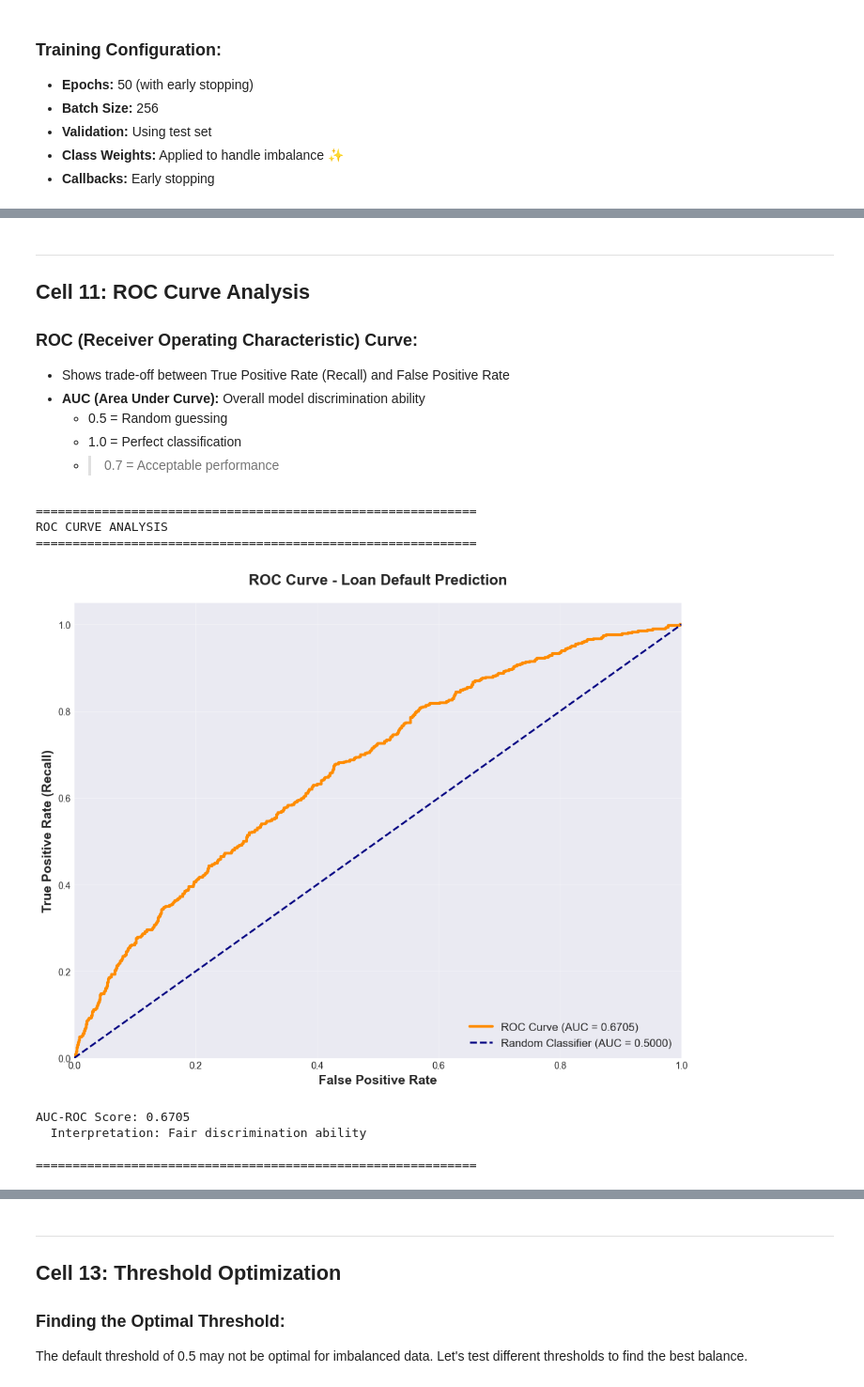
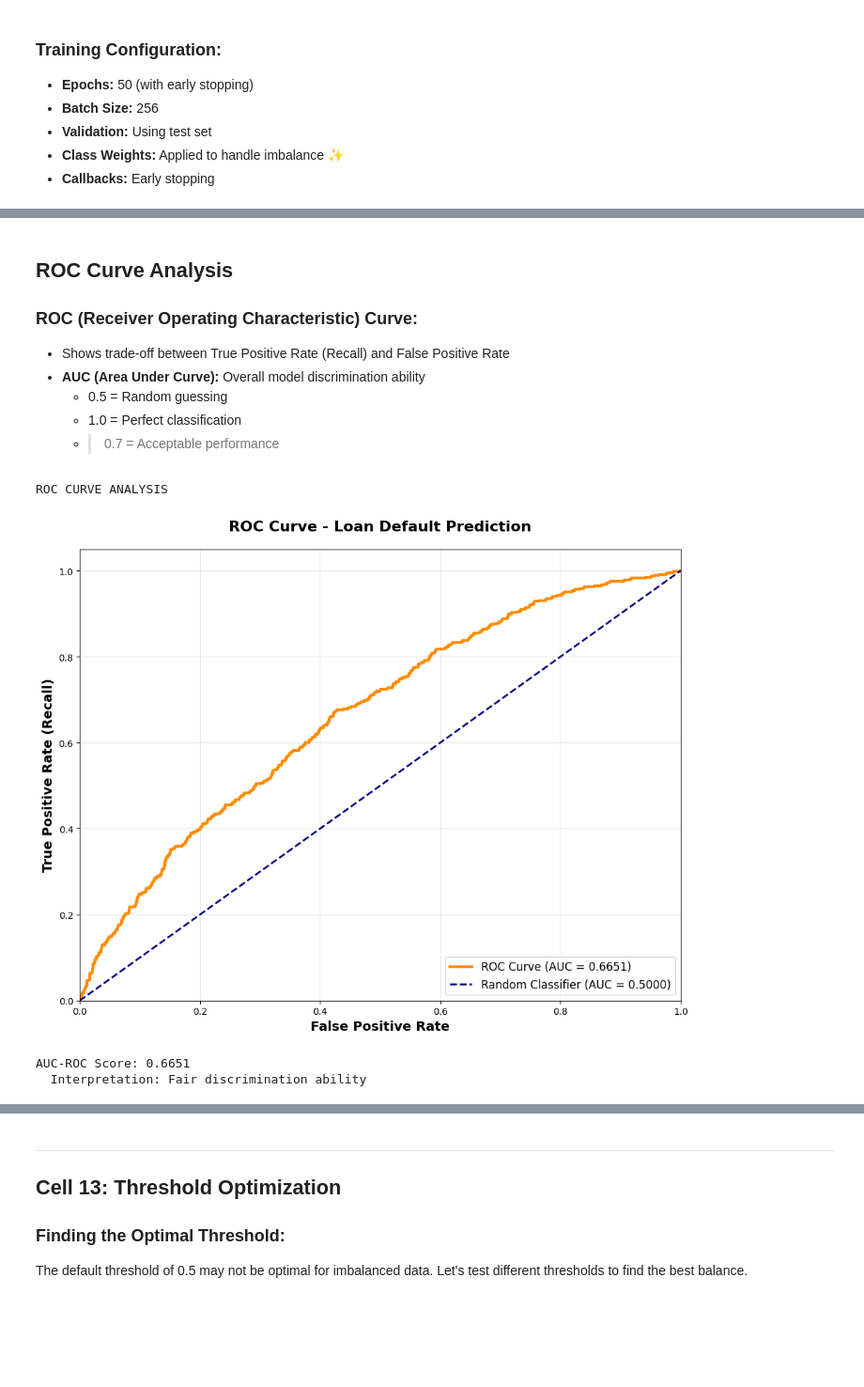
Before and after one commit to rlogwood/fs-rl-notebooks, a Jupyter notebook: assignments/unit4_deep_learning_with_tensorflow_and_keras/Unit4_CourseEndProject/LendingClubLoanDataAnalysis/LendingClubLoanDataAnalysis.ipynb, the cells around one changed output, grey strips where cells are left out. Shown at 94% size. Saved outputs shown, nothing was run; the diff lists cells and outputs as text; code cells hidden in the pictures; blank space fills up the shorter version.

```diff
--- a/assignments/unit4_deep_learning_with_tensorflow_and_keras/Unit4_CourseEndProject/LendingClubLoanDataAnalysis/LendingClubLoanDataAnalysis.ipynb
+++ b/assignments/unit4_deep_learning_with_tensorflow_and_keras/Unit4_CourseEndProject/LendingClubLoanDataAnalysis/LendingClubLoanDataAnalysis.ipynb
@@ -993,6 +920,5 @@ weighted avg       0.78      0.65      0.70      2874
 # %% [markdown]
----
-## Cell 11: ROC Curve Analysis
+## ROC Curve Analysis
 
 ### ROC (Receiver Operating Characteristic) Curve:
 - Shows trade-off between True Positive Rate (Recall) and False Positive Rate
@@ -1001,49 +927,41 @@ weighted avg       0.78      0.65      0.70      2874
   - 1.0 = Perfect classification
   - >0.7 = Acceptable performance
 # %%
-print("="*60)
-print("ROC CURVE ANALYSIS")
-print("="*60)
+tu.print_heading("ROC CURVE ANALYSIS")
 
 # Calculate ROC curve
 fpr, tpr, thresholds = roc_curve(y_test, y_pred_proba)
 roc_auc = roc_auc_score(y_test, y_pred_proba)
 
 # Plot ROC curve
 plt.figure(figsize=(10, 8))
 plt.plot(fpr, tpr, color='darkorange', linewidth=3,
          label=f'ROC Curve (AUC = {roc_auc:.4f})')
 plt.plot([0, 1], [0, 1], color='navy', linewidth=2, linestyle='--',
          label='Random Classifier (AUC = 0.5000)')
 
 plt.xlim([0.0, 1.0])
 plt.ylim([0.0, 1.05])
 plt.xlabel('False Positive Rate', fontsize=14, fontweight='bold')
 plt.ylabel('True Positive Rate (Recall)', fontsize=14, fontweight='bold')
 plt.title('ROC Curve - Loan Default Prediction', fontsize=16, fontweight='bold', pad=20)
 plt.legend(loc="lower right", fontsize=12)
 plt.grid(alpha=0.3)
 plt.tight_layout()
 plt.show()
 
 print(f"\nAUC-ROC Score: {roc_auc:.4f}")
 if roc_auc > 0.8:
     print("  Interpretation: Excellent discrimination ability! 🎯")
 elif roc_auc > 0.7:
     print("  Interpretation: Good discrimination ability ✓")
 elif roc_auc > 0.6:
     print("  Interpretation: Fair discrimination ability")
 else:
     print("  Interpretation: Poor discrimination ability")
-
-print("\n" + "="*60)
 # %% [output]
-============================================================
 ROC CURVE ANALYSIS
-============================================================
-[figure, old version]
+[figure, new version]
-AUC-ROC Score: 0.6705
+AUC-ROC Score: 0.6651
   Interpretation: Fair discrimination ability
-
-============================================================
 # %% [markdown]
```
Also changed, not shown: parts of 27 cells of this notebook, 5 other files.
